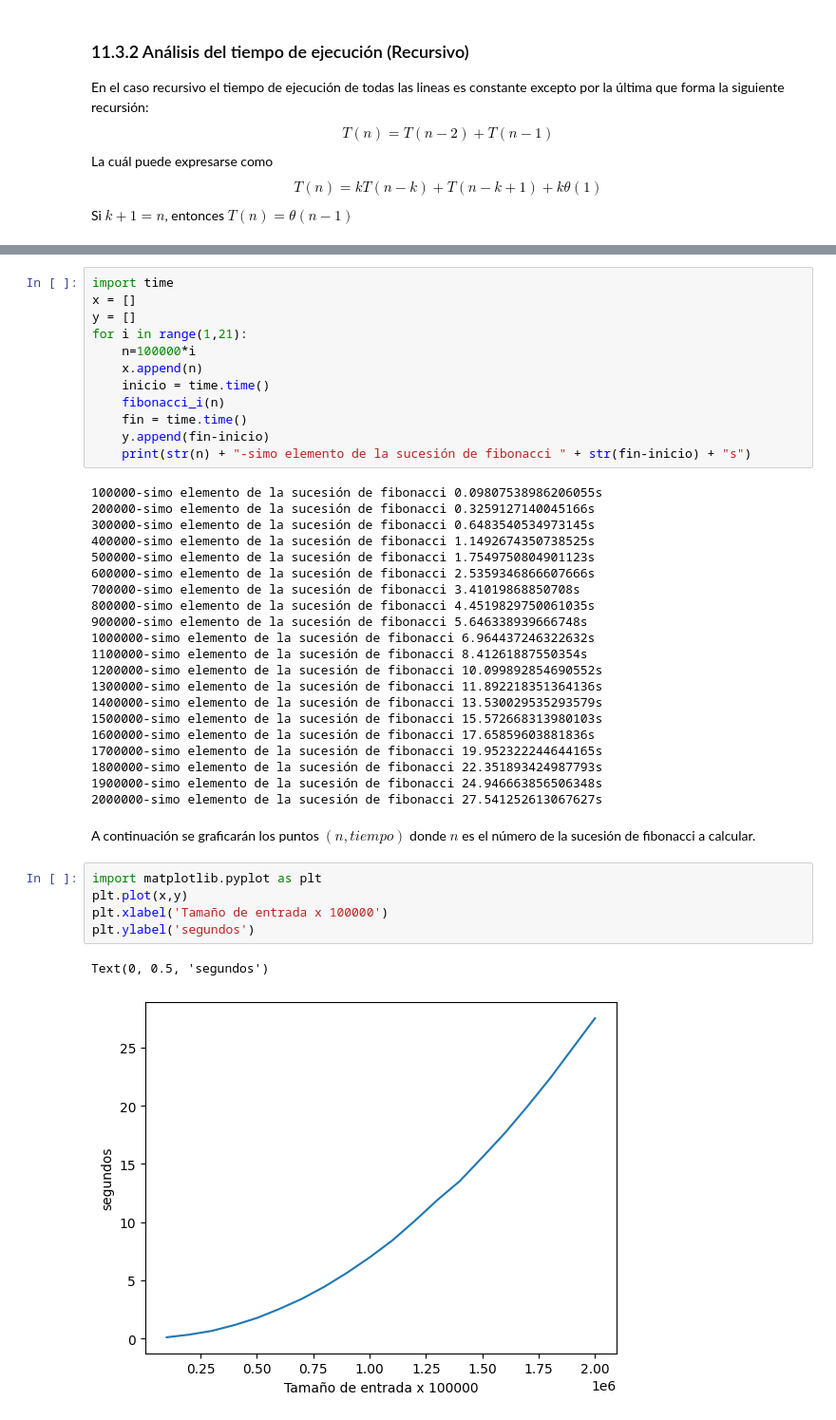
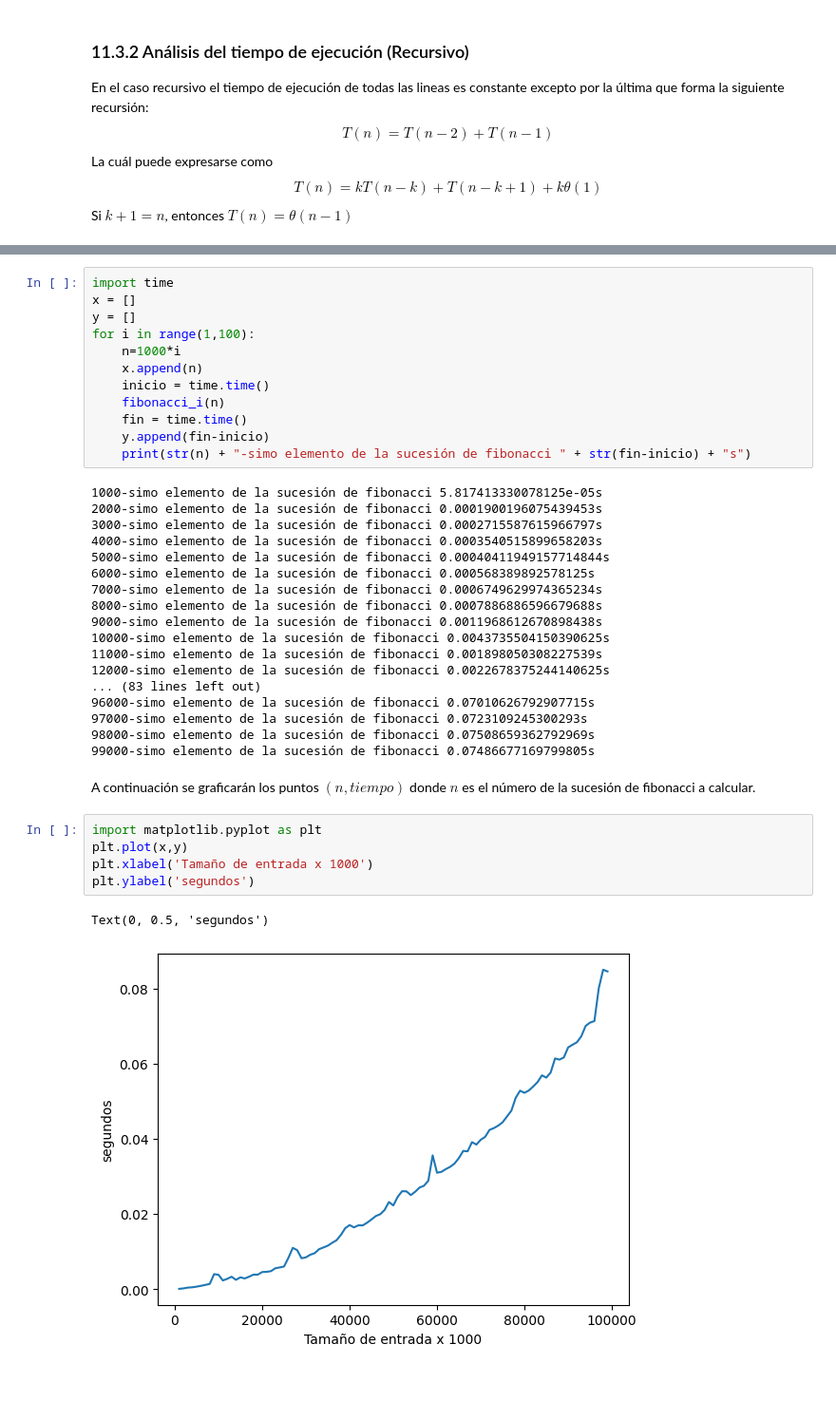
Before and after one commit to GenaroGA/AnalisisAlgoritmos, a Jupyter notebook: 11_fibonacci.ipynb, the cells around one changed output, grey strips where cells are left out. Shown: that part at 95% size. Drawn from its saved outputs; the diff is of its cells as text; blank space fills up the shorter version.

Commit message:
11_fibonacci terminado

```diff
--- a/11_fibonacci.ipynb
+++ b/11_fibonacci.ipynb
@@ -69,8 +69,8 @@ Se realizarán 20 ejecuciones del algoritmo pidiendo el número $100,000 \times
 import time
 x = []
 y = []
-for i in range(1,21):
-    n=100000*i
+for i in range(1,100):
+    n=1000*i
     x.append(n)
     inicio = time.time()
     fibonacci_i(n)
@@ -78,33 +78,30 @@ for i in range(1,21):
     y.append(fin-inicio)
     print(str(n) + "-simo elemento de la sucesión de fibonacci " + str(fin-inicio) + "s")
 # %% [output]
-100000-simo elemento de la sucesión de fibonacci 0.09807538986206055s
-200000-simo elemento de la sucesión de fibonacci 0.3259127140045166s
-300000-simo elemento de la sucesión de fibonacci 0.6483540534973145s
-400000-simo elemento de la sucesión de fibonacci 1.1492674350738525s
-500000-simo elemento de la sucesión de fibonacci 1.7549750804901123s
-600000-simo elemento de la sucesión de fibonacci 2.5359346866607666s
-700000-simo elemento de la sucesión de fibonacci 3.41019868850708s
-800000-simo elemento de la sucesión de fibonacci 4.4519829750061035s
-900000-simo elemento de la sucesión de fibonacci 5.646338939666748s
-1000000-simo elemento de la sucesión de fibonacci 6.964437246322632s
-1100000-simo elemento de la sucesión de fibonacci 8.41261887550354s
-1200000-simo elemento de la sucesión de fibonacci 10.099892854690552s
-1300000-simo elemento de la sucesión de fibonacci 11.892218351364136s
-1400000-simo elemento de la sucesión de fibonacci 13.530029535293579s
-1500000-simo elemento de la sucesión de fibonacci 15.572668313980103s
-1600000-simo elemento de la sucesión de fibonacci 17.65859603881836s
-1700000-simo elemento de la sucesión de fibonacci 19.952322244644165s
-1800000-simo elemento de la sucesión de fibonacci 22.351893424987793s
-1900000-simo elemento de la sucesión de fibonacci 24.946663856506348s
-2000000-simo elemento de la sucesión de fibonacci 27.541252613067627s
+1000-simo elemento de la sucesión de fibonacci 5.817413330078125e-05s
+2000-simo elemento de la sucesión de fibonacci 0.0001900196075439453s
+3000-simo elemento de la sucesión de fibonacci 0.0002715587615966797s
+4000-simo elemento de la sucesión de fibonacci 0.0003540515899658203s
+5000-simo elemento de la sucesión de fibonacci 0.00040411949157714844s
+6000-simo elemento de la sucesión de fibonacci 0.000568389892578125s
+7000-simo elemento de la sucesión de fibonacci 0.0006749629974365234s
+8000-simo elemento de la sucesión de fibonacci 0.0007886886596679688s
+9000-simo elemento de la sucesión de fibonacci 0.0011968612670898438s
+10000-simo elemento de la sucesión de fibonacci 0.0043735504150390625s
+11000-simo elemento de la sucesión de fibonacci 0.001898050308227539s
+12000-simo elemento de la sucesión de fibonacci 0.0022678375244140625s
+... (83 lines left out)
+96000-simo elemento de la sucesión de fibonacci 0.07010626792907715s
+97000-simo elemento de la sucesión de fibonacci 0.0723109245300293s
+98000-simo elemento de la sucesión de fibonacci 0.07508659362792969s
+99000-simo elemento de la sucesión de fibonacci 0.07486677169799805s
 # %% [markdown]
 A continuación se graficarán los puntos $(n,tiempo)$ donde $n$ es el número de la sucesión de fibonacci a calcular.
 # %%
 import matplotlib.pyplot as plt
 plt.plot(x,y)
-plt.xlabel('Tamaño de entrada x 100000')
+plt.xlabel('Tamaño de entrada x 1000')
 plt.ylabel('segundos')
 # %% [output]
 Text(0, 0.5, 'segundos')
-[figure, old version]
+[figure, new version]
```
Also changed, not shown: parts of 6 cells of this notebook, 2 other files.
